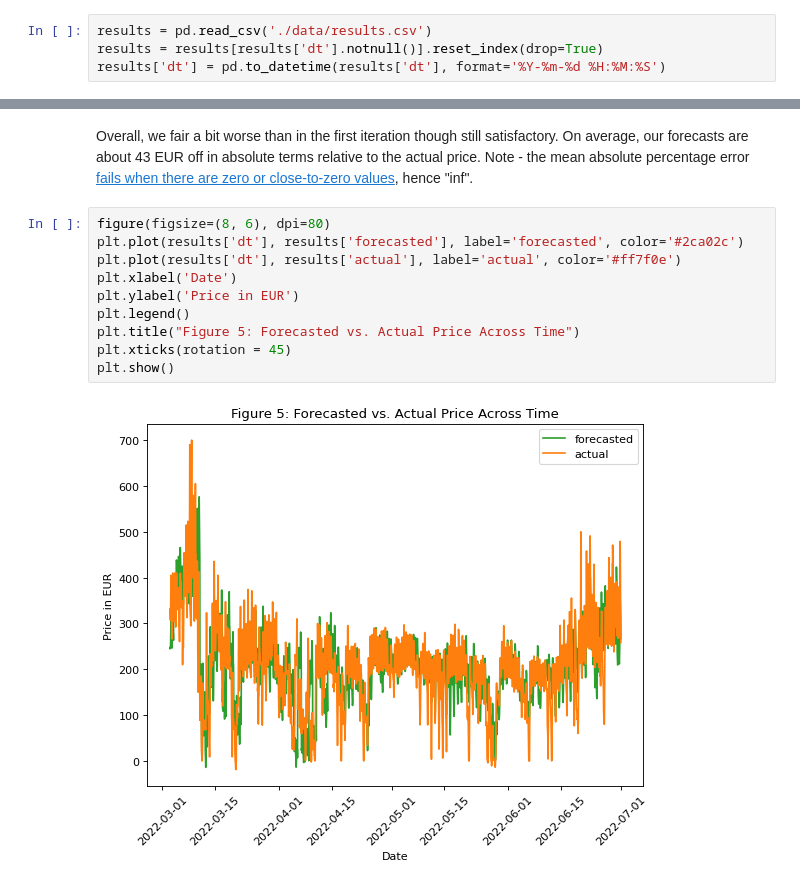
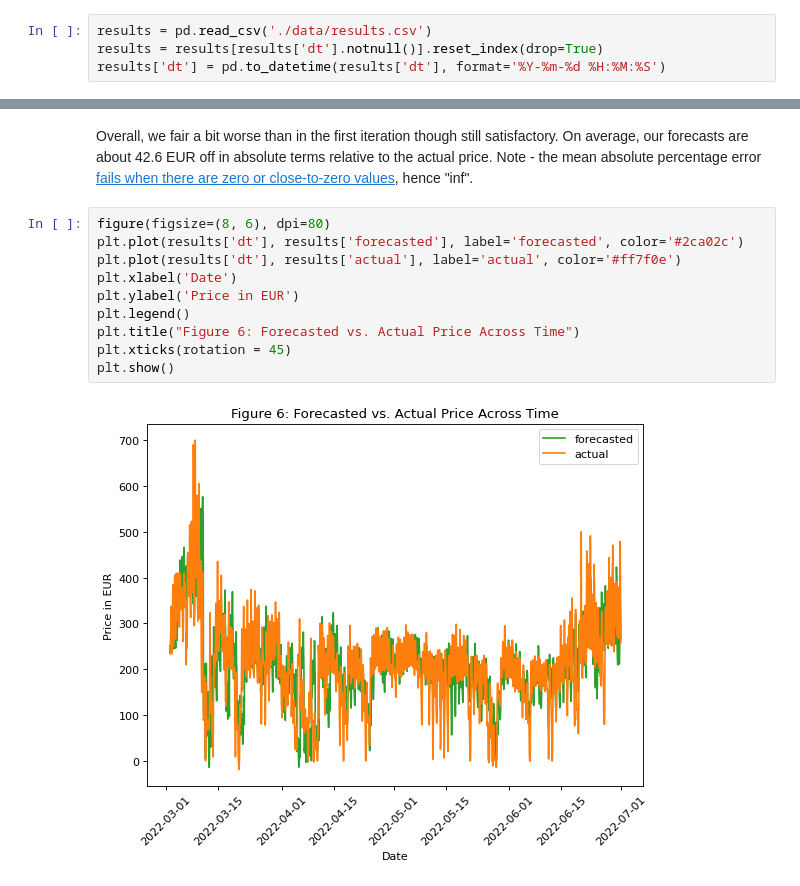
Before and after one commit to kingjosephm/Timeseries-forecasting, a Jupyter notebook: Part1.ipynb, the cells around one changed output, grey strips where cells are left out. Saved outputs shown, nothing was run; the diff lists cells and outputs as text.

```diff
--- a/Part1.ipynb
+++ b/Part1.ipynb
@@ -472,14 +572,14 @@ forecast_accuracy(results['forecasted'], results['actual'])
 # %% [markdown]
-Overall, we fair a bit worse than in the first iteration though still satisfactory. On average, our forecasts are about 43 EUR off in absolute terms relative to the actual price. Note - the mean absolute percentage error [fails when there are zero or close-to-zero values](https://en.wikipedia.org/wiki/Mean_absolute_percentage_error), hence "inf".
+Overall, we fair a bit worse than in the first iteration though still satisfactory. On average, our forecasts are about 42.6 EUR off in absolute terms relative to the actual price. Note - the mean absolute percentage error [fails when there are zero or close-to-zero values](https://en.wikipedia.org/wiki/Mean_absolute_percentage_error), hence "inf".
 # %%
 figure(figsize=(8, 6), dpi=80)
 plt.plot(results['dt'], results['forecasted'], label='forecasted', color='#2ca02c')
 plt.plot(results['dt'], results['actual'], label='actual', color='#ff7f0e')
 plt.xlabel('Date')
 plt.ylabel('Price in EUR')
 plt.legend()
-plt.title("Figure 5: Forecasted vs. Actual Price Across Time")
+plt.title("Figure 6: Forecasted vs. Actual Price Across Time")
 plt.xticks(rotation = 45)
 plt.show()
 # %% [output]
-[figure, old version]
+[figure, new version]
```
Also changed, not shown: parts of 22 cells of this notebook.
